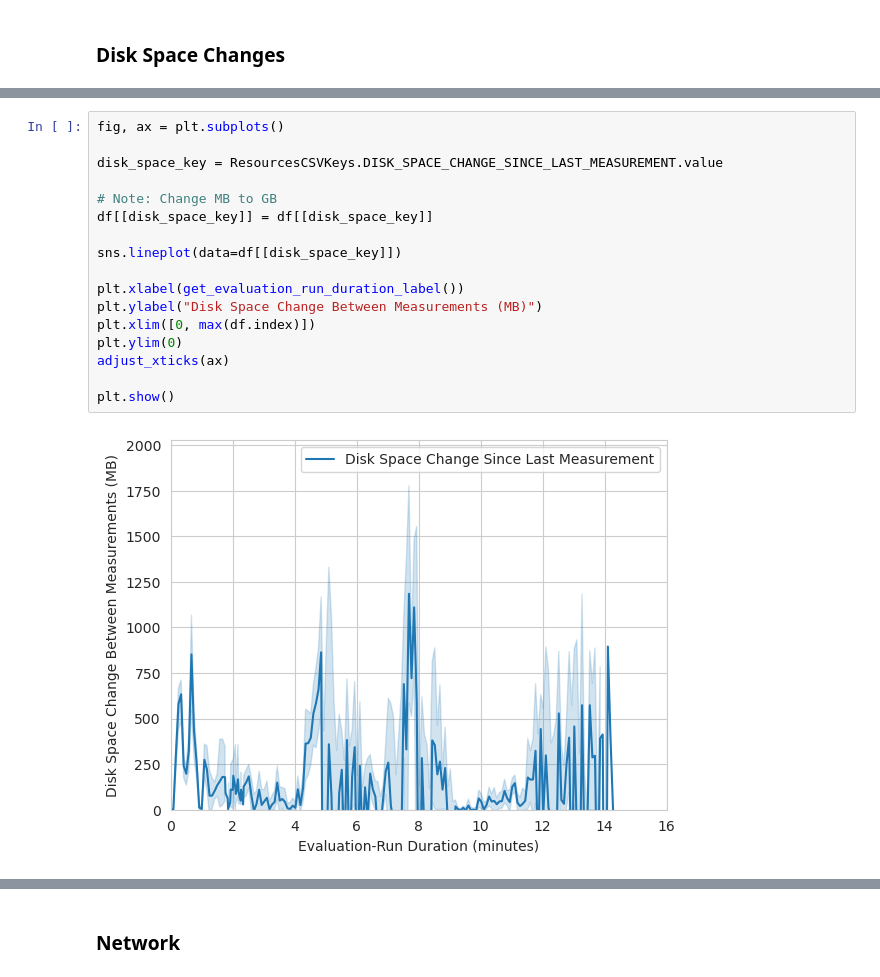
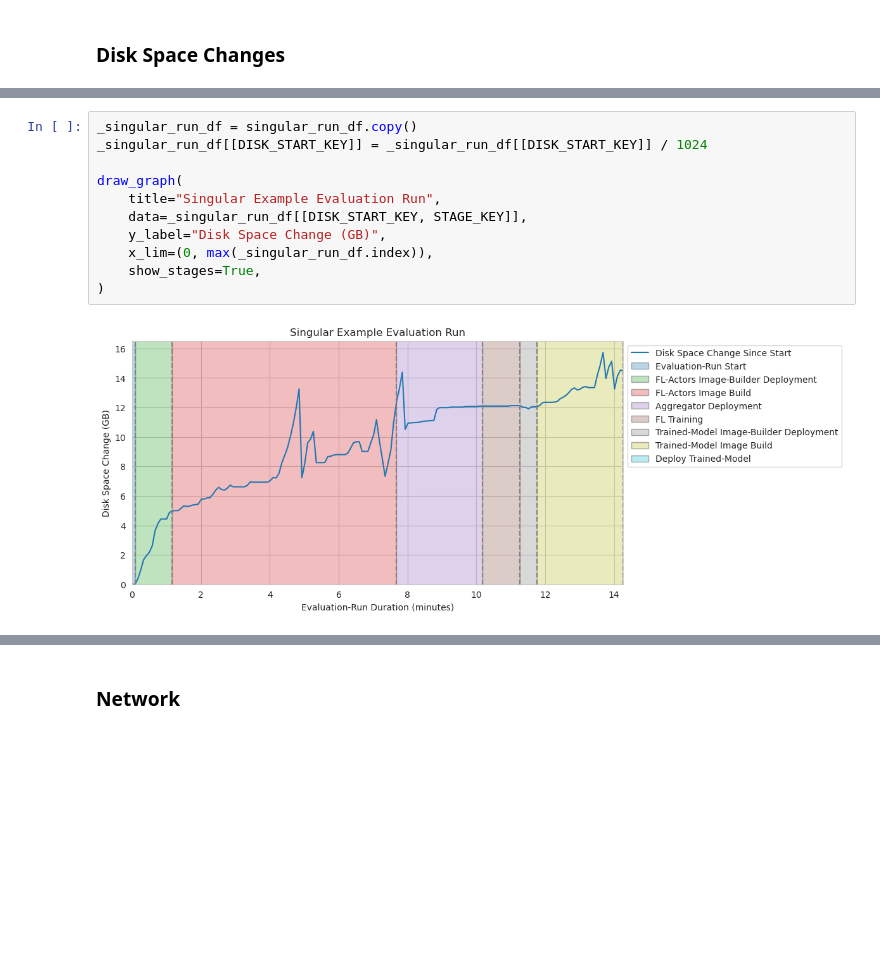
Before and after one commit to oakestra/oakestra-cli, a Jupyter notebook: oak_cli/evaluation/addons/flops/current_tmp_csv_graphs.ipynb, the cells around one changed output, grey strips where cells are left out. Saved outputs shown, nothing was run; the diff lists cells and outputs as text; blank space fills up the shorter version.

```diff
--- a/oak_cli/evaluation/addons/flops/current_tmp_csv_graphs.ipynb
+++ b/oak_cli/evaluation/addons/flops/current_tmp_csv_graphs.ipynb
@@ -333,19 +316,13 @@ plt.show()
-# %%
-fig, ax = plt.subplots()
-
-disk_space_key = ResourcesCSVKeys.DISK_SPACE_CHANGE_SINCE_LAST_MEASUREMENT.value
-
-# Note: Change MB to GB
-df[[disk_space_key]] = df[[disk_space_key]]
-
-sns.lineplot(data=df[[disk_space_key]])
-
-plt.xlabel(get_evaluation_run_duration_label())
-plt.ylabel("Disk Space Change Between Measurements (MB)")
-plt.xlim([0, max(df.index)])
-plt.ylim(0)
-adjust_xticks(ax)
-
-plt.show()
-# %% [output]
-[figure, removed]
+# %%
+_singular_run_df = singular_run_df.copy()
+_singular_run_df[[DISK_START_KEY]] = _singular_run_df[[DISK_START_KEY]] / 1024
+
+draw_graph(
+    title="Singular Example Evaluation Run",
+    data=_singular_run_df[[DISK_START_KEY, STAGE_KEY]],
+    y_label="Disk Space Change (GB)",
+    x_lim=(0, max(_singular_run_df.index)),
+    show_stages=True,
+)
+# %% [output]
+[figure, added]
```
Also changed, not shown: parts of 16 cells of this notebook.
